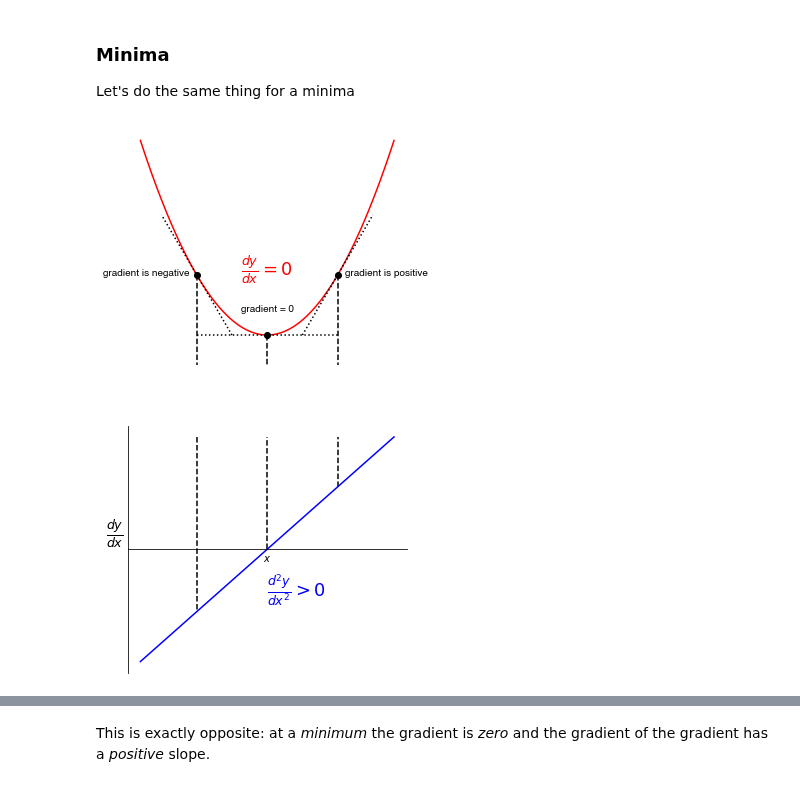
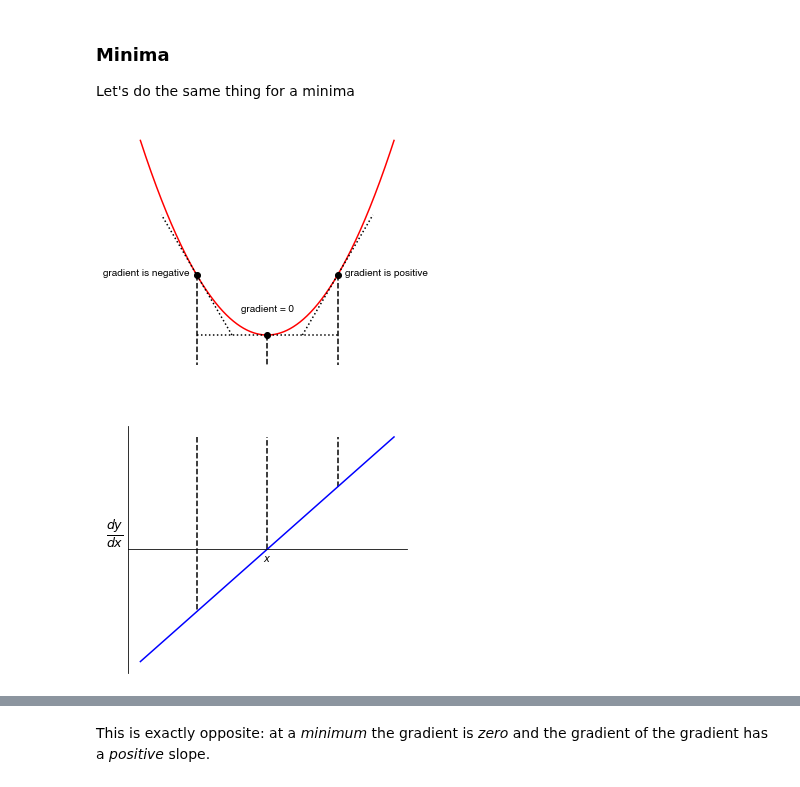
Before and after one commit to philipwfowler/quantitative_biochemistry, a Jupyter notebook: lectures/L03 - Introducing Calculus.ipynb, the cells around one changed output, grey strips where cells are left out. Cells and saved outputs as stored; diff of their text form; code cells hidden in the pictures.

```diff
--- a/lectures/L03 - Introducing Calculus.ipynb
+++ b/lectures/L03 - Introducing Calculus.ipynb
@@ -672,36 +672,36 @@ axis[0].plot((0.5,1.5),(0,2),'k:')
 axis[0].plot(-1,1,'ko')
 axis[0].annotate('gradient is negative',xy=(-1.1,1),c='k',ha='right')
 axis[0].plot((-0.5,-1.5),(0,2),'k:')
 
-axis[0].annotate('$\\frac{dy}{dx} = 0$',xy=(0,1),ha='center',fontsize=18,c='r')
+# axis[0].annotate('$\\frac{dy}{dx} = 0$',xy=(0,1),ha='center',fontsize=18,c='r')
 
 axis[0].plot((0,0),(0,-0.5),'k--')
 axis[1].plot((0,0),(0,3.6),'k--')
 
 axis[0].plot((1,1),(1,-0.5),'k--')
 axis[1].plot((1,1),(2,3.6),'k--')
 
 axis[0].plot((-1,-1),(1,-0.5),'k--')
 axis[1].plot((-1,-1),(3.6,-2),'k--')
 
 
 dydx=2*x
 # axis[1].spines['left'].set_position('zero')
 axis[1].spines['right'].set_color('none')
 axis[1].spines['bottom'].set_position('zero')
 axis[1].spines['top'].set_color('none')
 axis[1].set_xlabel('$x$')
 axis[1].set_ylabel('$\\frac{dy}{dx}$',rotation=0,fontsize=18,ha='right')
 axis[1].tick_params(axis='both',which='both',bottom=False,top=False,labelbottom=False,labelleft=False,left=False)
 axis[1].tick_params(axis='y',which='both',bottom=False,top=False,labelbottom=False)
-axis[1].annotate('$\\frac{d^2y}{dx^2} > 0$',xy=(0,-1.5),ha='left',fontsize=18,c='b')
+# axis[1].annotate('$\\frac{d^2y}{dx^2} > 0$',xy=(0,-1.5),ha='left',fontsize=18,c='b')
 axis[1].plot(x, dydx,'b-')
 
 plt.show()
 
 code_toggle()
 # %% [output]
-[figure, old version]
+[figure, new version]
 [interactive output not drawn]
 # %% [markdown]
 This is exactly opposite: at a *minimum* the gradient is *zero* and the gradient of the gradient has a *positive* slope.
```
Also changed, not shown: parts of 3 cells of this notebook, 9 other files.
